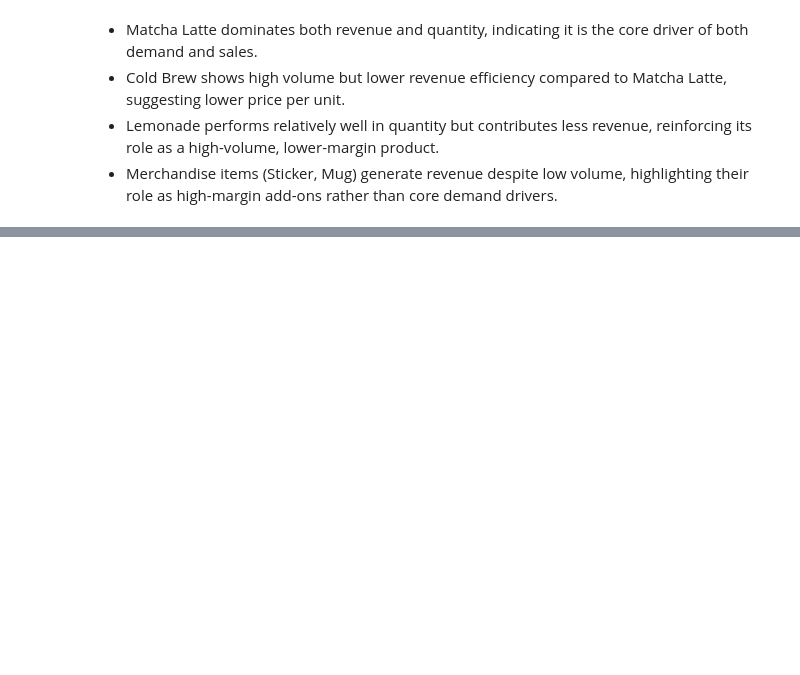
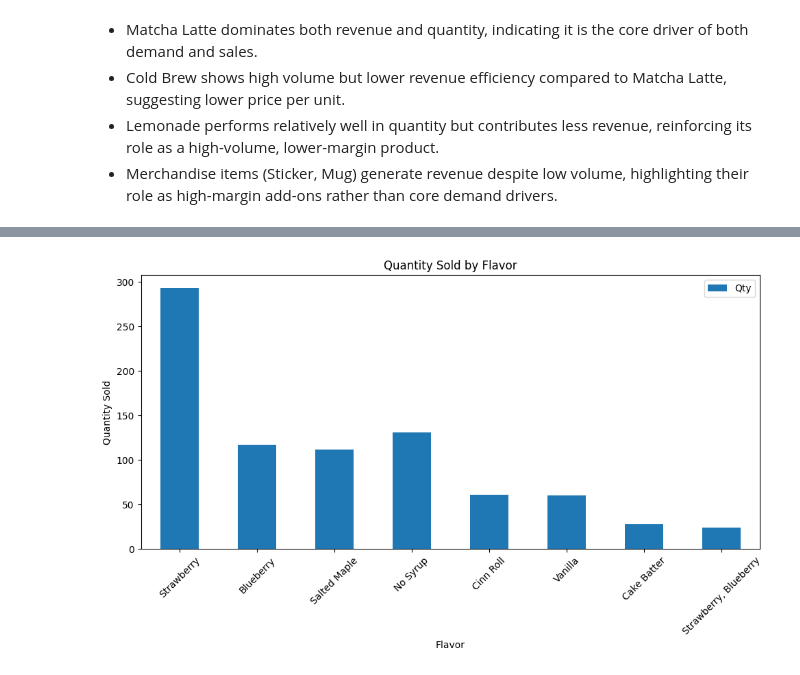
Before and after one commit to zoetankersley/sunrise_social_club, a Jupyter notebook: notebooks/eda.ipynb, the cells around one changed output, grey strips where cells are left out. Saved outputs shown, nothing was run; the diff lists cells and outputs as text; code cells hidden in the pictures; blank space fills up the shorter version.

```diff
--- a/notebooks/eda.ipynb
+++ b/notebooks/eda.ipynb
@@ -193,0 +224,5 @@ Name: Net_Sales, dtype: float64
+# %%
+# Filter dataset to only include drink items
+drink_items = ["Matcha Latte", "Cold Brew", "Lemonade"]
+
+drink_df = df[df["Item"].isin(drink_items)]
@@ -193,0 +231,5 @@ Name: Net_Sales, dtype: float64
+# %%
+flavor_stats = drink_df.groupby("Flavor").agg(
+    Net_Sales=("Net_Sales", "sum"),
+    Qty=("Qty", "sum")).abs().sort_values("Net_Sales", ascending=False)
+flavor_stats
@@ -193,0 +247,10 @@ Name: Net_Sales, dtype: float64
+# %%
+flavor_stats.plot(kind="bar", y="Qty", figsize=(10, 6))
+plt.title("Quantity Sold by Flavor")
+plt.ylabel("Quantity Sold")
+plt.xlabel("Flavor")
+plt.xticks(rotation=45)
+plt.tight_layout()
+plt.show()
+# %% [output]
+[figure, added]
```
Also changed, not shown: parts of 48 cells of this notebook, 4 other files.
